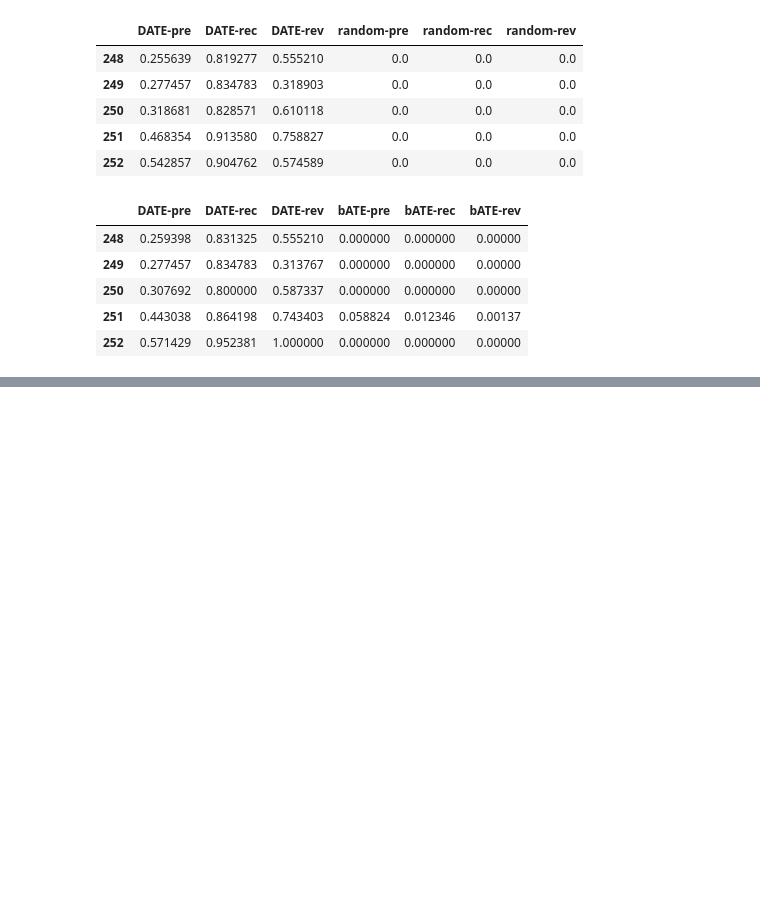
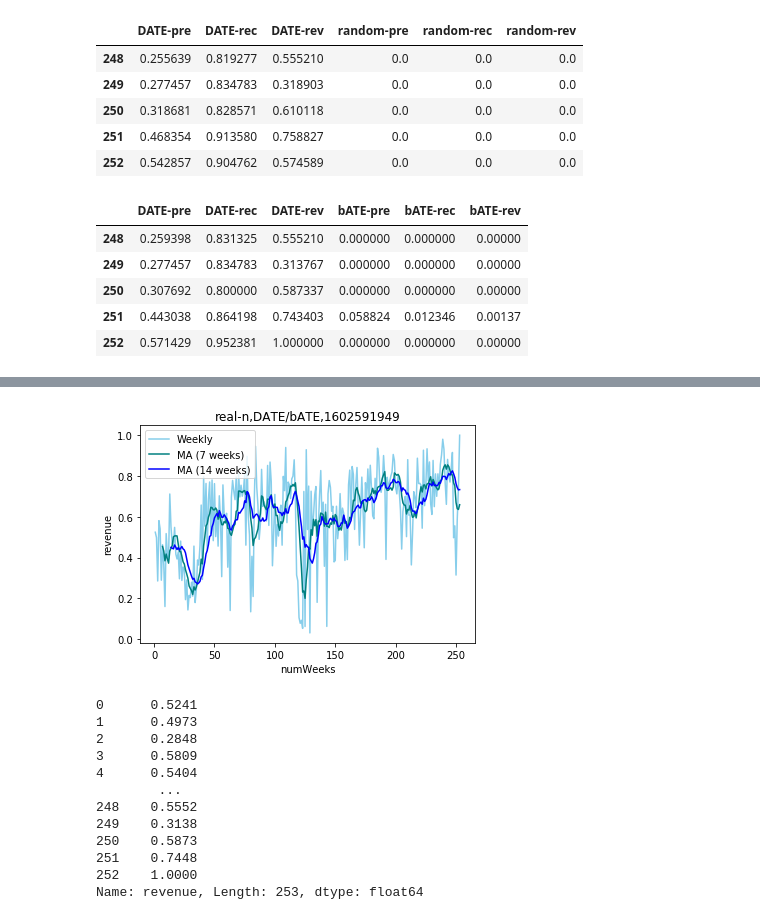
Before and after one commit to Seondong/Customs-Fraud-Detection, a Jupyter notebook: analysis-week.ipynb, the cells around one changed output, grey strips where cells are left out. Cells and saved outputs as stored; diff of their text form; code cells hidden in the pictures; blank space fills up the shorter version.

```diff
--- a/analysis-week.ipynb
+++ b/analysis-week.ipynb
@@ -324,0 +330,45 @@ plt.close()
+# %%
+## Double check
+
+def individualResult(exp_a):
+    run_id = round(exp_a['runID'], 3)
+    strategy = exp_a['sampling']
+    subsamplings = exp_a['subsamplings'].replace('/','+')
+    cir = exp_a['current_inspection_rate']
+    week = exp_a['numWeek']
+
+    path = f'./results/performances/www21-result-{run_id}-{strategy}-{subsamplings}-{cir}.csv'
+    df = pd.read_csv(path)
+    var = 'revenue'
+    rolling_mean7 = df[var].rolling(window=7).mean()
+    rolling_mean14 = df[var].rolling(window=14).mean()
+    filename = path[path.index('16'):path.index('16')+10]
+    info = ','.join(list(df[['data', 'subsamplings']].iloc[0]))
+    ### Draw individual figures
+    plt.figure()
+    plt.title(info+','+filename)
+    plt.plot(df['numWeek'], df[var], color='skyblue', label='Weekly')
+    plt.plot(df['numWeek'], rolling_mean7, color='teal', label='MA (7 weeks)')
+    plt.plot(df['numWeek'], rolling_mean14, color='blue', label='MA (14 weeks)')
+    plt.legend(loc='upper left')
+    plt.ylabel(var)
+    plt.xlabel('numWeeks')
+    plt.show()
+    plt.close()
+    print(df[var])
+
+individualResult(summary.loc[exp2])
+# %% [output]
+[figure, added]
+0      0.5241
+1      0.4973
+2      0.2848
+3      0.5809
+4      0.5404
+        ...
+248    0.5552
+249    0.3138
+250    0.5873
+251    0.7448
+252    1.0000
+Name: revenue, Length: 253, dtype: float64
```
Also changed, not shown: parts of 6 cells of this notebook, 5 other files.
